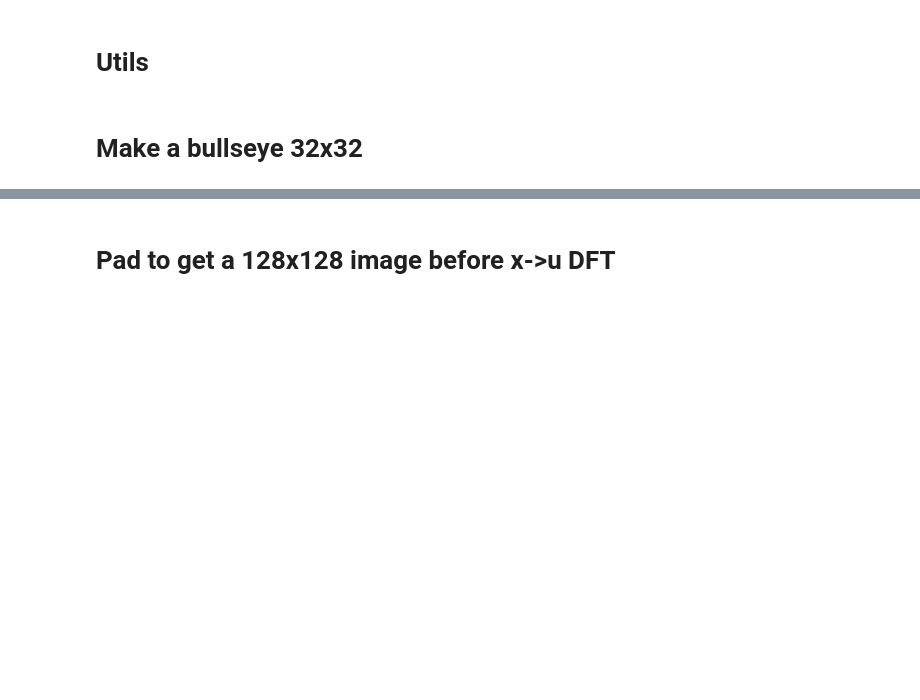
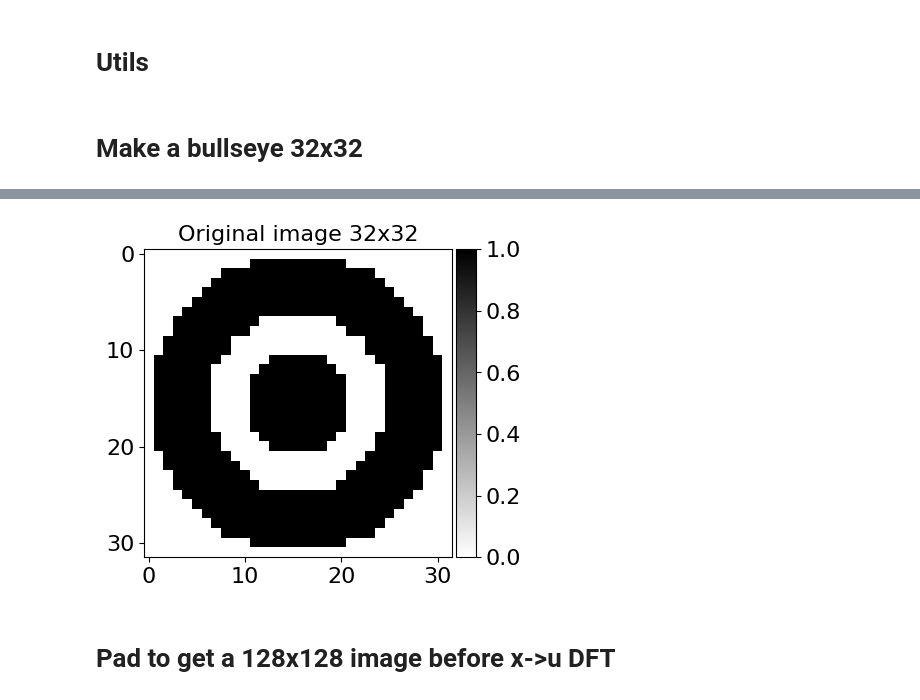
Before and after one commit to jecampagne/interpolation, a Jupyter notebook: impactof_Kukernel_Figures.ipynb, the cells around one changed output, grey strips where cells are left out. Saved outputs shown, nothing was run; the diff lists cells and outputs as text; code cells hidden in the pictures; blank space fills up the shorter version.

```diff
--- a/impactof_Kukernel_Figures.ipynb
+++ b/impactof_Kukernel_Figures.ipynb
@@ -48,5 +82,5 @@ def clean_tiny_cplx(x, tol=1e-12):
 # %%
-imgOrig = np.array([[0.0, 0.0, 0.0, 0.0, 0.0, 0.0, 0.0, 0.0, 0.0, 0.0, 0.0, 0.0, 0.0, 0.0,
+imgOrig2 = np.array([[0.0, 0.0, 0.0, 0.0, 0.0, 0.0, 0.0, 0.0, 0.0, 0.0, 0.0, 0.0, 0.0, 0.0,
   0.0, 0.0, 0.0, 0.0, 0.0, 0.0, 0.0, 0.0, 0.0, 0.0, 0.0, 0.0, 0.0, 0.0,
   0.0, 0.0, 0.0, 0.0,],
  [0.0, 0.0, 0.0, 0.0, 0.0, 0.0, 0.0, 0.0, 0.0, 0.0, 0.0, 0.15294118,
@@ -153,6 +187,8 @@ imgOrig = np.array([[0.0, 0.0, 0.0, 0.0, 0.0, 0.0, 0.0, 0.0, 0.0, 0.0, 0.0, 0.0,
  [0.0, 0.0, 0.0, 0.0, 0.0, 0.0, 0.0, 0.0, 0.0, 0.0, 0.0, 0.0, 0.0, 0.0,
   0.0, 0.0, 0.0, 0.0, 0.0, 0.0, 0.0, 0.0, 0.0, 0.0, 0.0, 0.0, 0.0, 0.0,
   0.0, 0.0, 0.0, 0.0,]],dtype=float)
+# %%
+imgOrig2[imgOrig2>0.000001]=1
 # %%
 def plotImg(img,fig, title=None, vmin=None, vmax=None):
     ax = axes()
@@ -172,3 +210,8 @@ plotImg(imgOrig,fig, title="Original image 32x32")
+# %%
+fig = figure(figsize=(4,4))
+plotImg(imgOrig2,fig, title="Original image 32x32")
+# %% [output]
+[figure, added]
 # %% [markdown]
 #  Pad to get a 128x128 image before x->u DFT
 # %%
```
Also changed, not shown: parts of 38 cells of this notebook.
